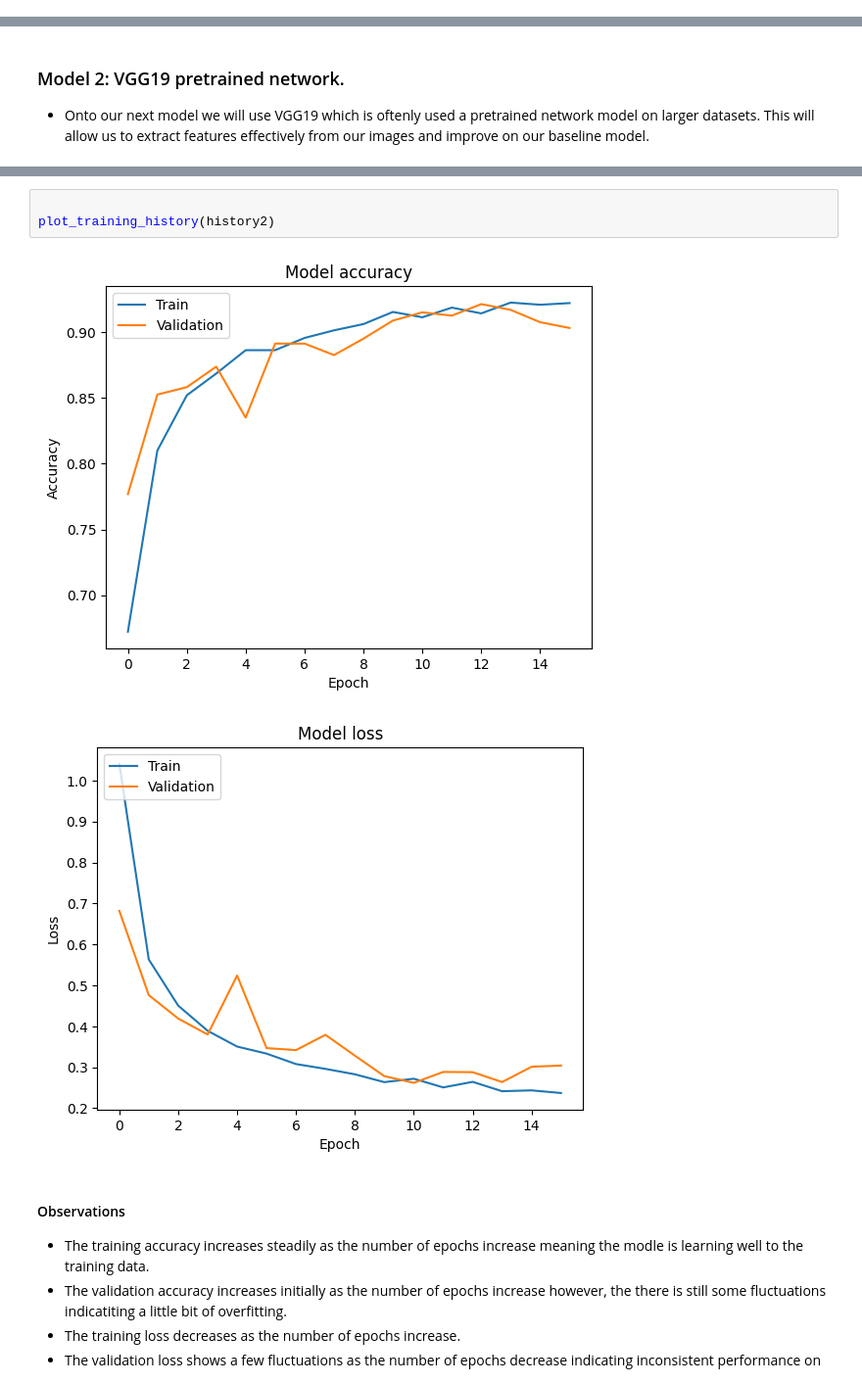
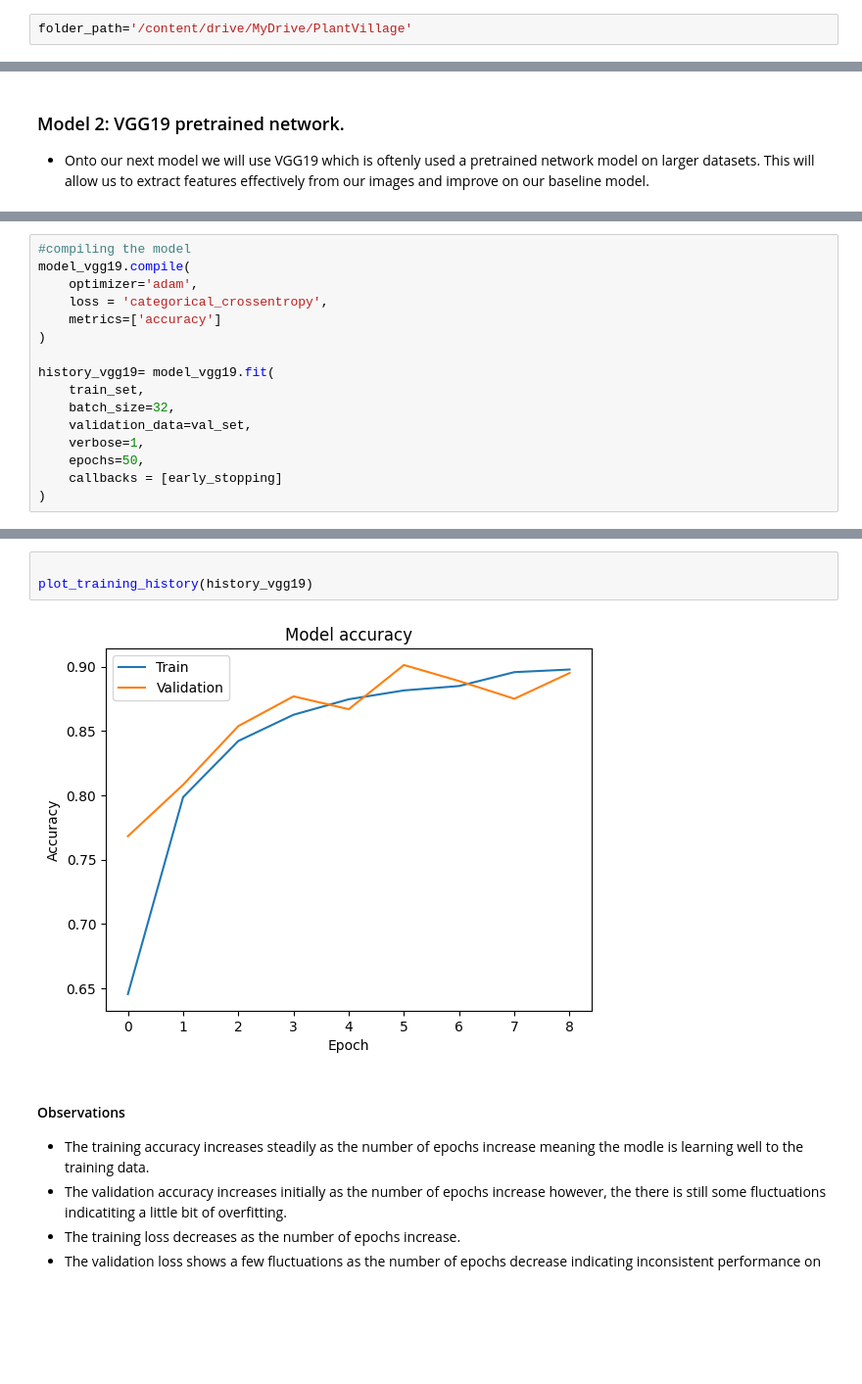
Before and after one commit to KeyMoney22/Plant_disease_classification-, a Jupyter notebook: tomato_disease_detection.ipynb, the cells around one changed output, grey strips where cells are left out. Shown at 98% size. Drawn from its saved outputs; the diff is of its cells as text; blank space fills up the shorter version.

```diff
--- a/tomato_disease_detection.ipynb
+++ b/tomato_disease_detection.ipynb
@@ -85,3 +119,5 @@ folder_path = r'C:\Users\Lisa\Desktop\PlantDisease\Tomato'
+# %%
+folder_path='/content/drive/MyDrive/PlantVillage'
 # %% [markdown]
 ## Loading our dataset.
 # %%
@@ -659,0 +645,16 @@ Epoch 16/50
+# %%
+#compiling the model
+model_vgg19.compile(
+    optimizer='adam',
+    loss = 'categorical_crossentropy',
+    metrics=['accuracy']
+)
+
+history_vgg19= model_vgg19.fit(
+    train_set,
+    batch_size=32,
+    validation_data=val_set,
+    verbose=1,
+    epochs=50,
+    callbacks = [early_stopping]
+)
@@ -660,9 +680,8 @@ Epoch 16/50
 # %%
 
-plot_training_history(history2)
+plot_training_history(history_vgg19)
 # %% [output]
-[figure, old version]
+[figure, new version]
-[figure, removed]
 # %% [markdown]
 #### Observations
 - The training accuracy increases steadily as the number of epochs increase meaning the modle is learning well to the training data.
```
Also changed, not shown: parts of 52 cells of this notebook.
